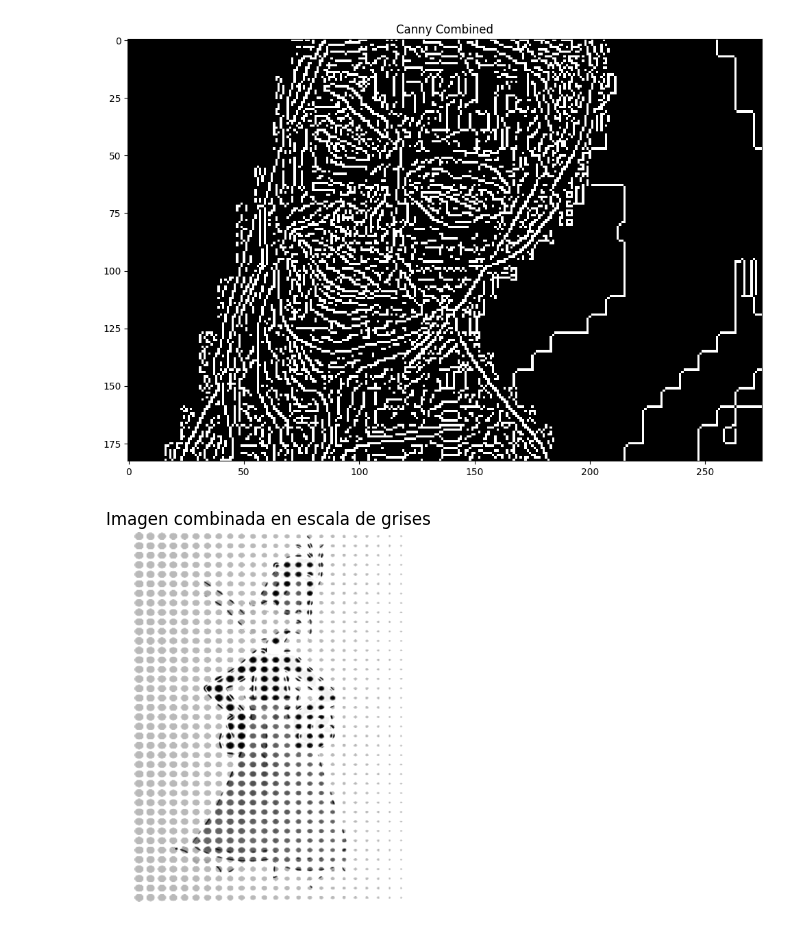
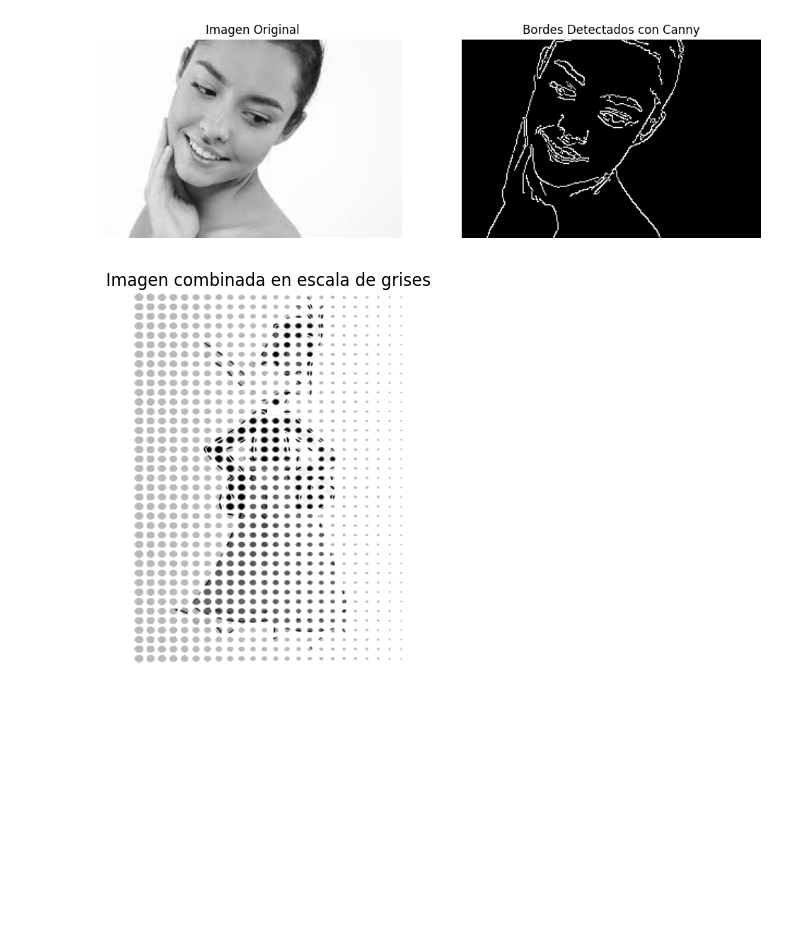
Before and after one commit to VeoNoporSad/PDI, a Jupyter notebook: 16_05_2024.ipynb, the cells around one changed output. Drawn from its saved outputs; the diff is of its cells as text; code cells hidden in the pictures; blank space fills up the shorter version.

```diff
--- a/16_05_2024.ipynb
+++ b/16_05_2024.ipynb
@@ -1,26 +1,32 @@
-# %%
-import numpy as np
-import matplotlib.pyplot as plt
-import cv2
-
-img = cv2.imread(r"aaa.jpeg", 0)
-
-
-
-
-canny_x = cv2.Canny(img, cv2.CV_64F, 1, 0)
-canny_y = cv2.Canny(img, cv2.CV_64F, 0, 1)
-
-plt.figure(figsize=(12, 8))
-
-
-plt.subplot(1, 1, 1)
-plt.title("Canny Combined")
-plt.imshow(np.sqrt(canny_x**1 + canny_y**1), cmap='gray')
-
-plt.show()
-# %% [output]
-[figure, removed]
+# %%
+import cv2
+import numpy as np
+import matplotlib.pyplot as plt
+
+# Cargar la imagen en escala de grises
+img = cv2.imread(r'aaa.jpeg', 0)
+
+# Aplicar el algoritmo de Canny a la imagen completa
+bordes = cv2.Canny(img, 100, 200)
+
+# Crear una figura para mostrar los resultados
+plt.figure(figsize=(12, 8))
+
+# Mostrar la imagen original
+plt.subplot(121)
+plt.imshow(img, cmap='gray')
+plt.title('Imagen Original')
+plt.axis('off')
+
+# Mostrar los bordes detectados con Canny
+plt.subplot(122)
+plt.imshow(bordes, cmap='gray')
+plt.title('Bordes Detectados con Canny')
+plt.axis('off')
+
+plt.show()
+# %% [output]
+[figure, added]
 # %%
 import cv2
 import matplotlib.pyplot as plt
```
Also changed, not shown: parts of 4 cells of this notebook.
